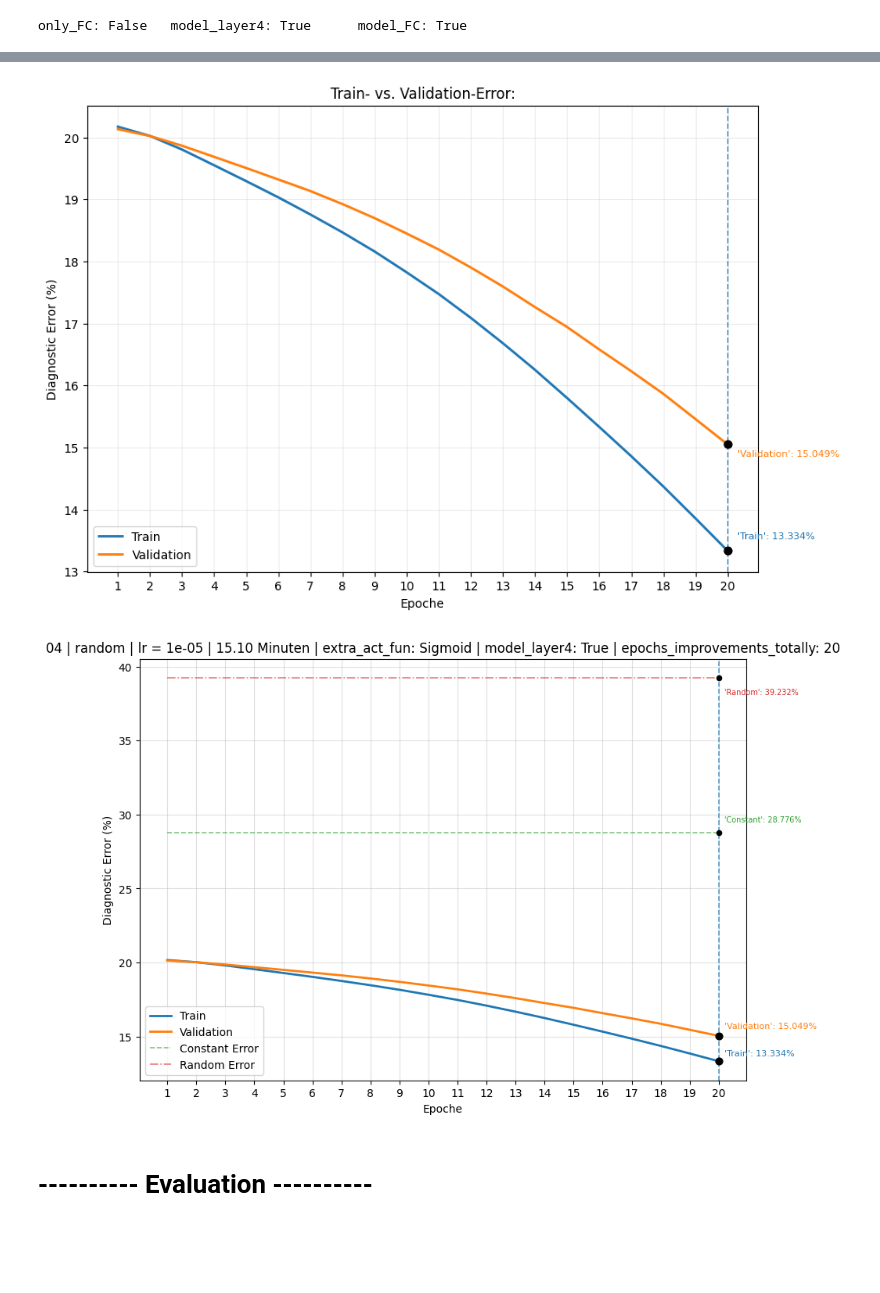
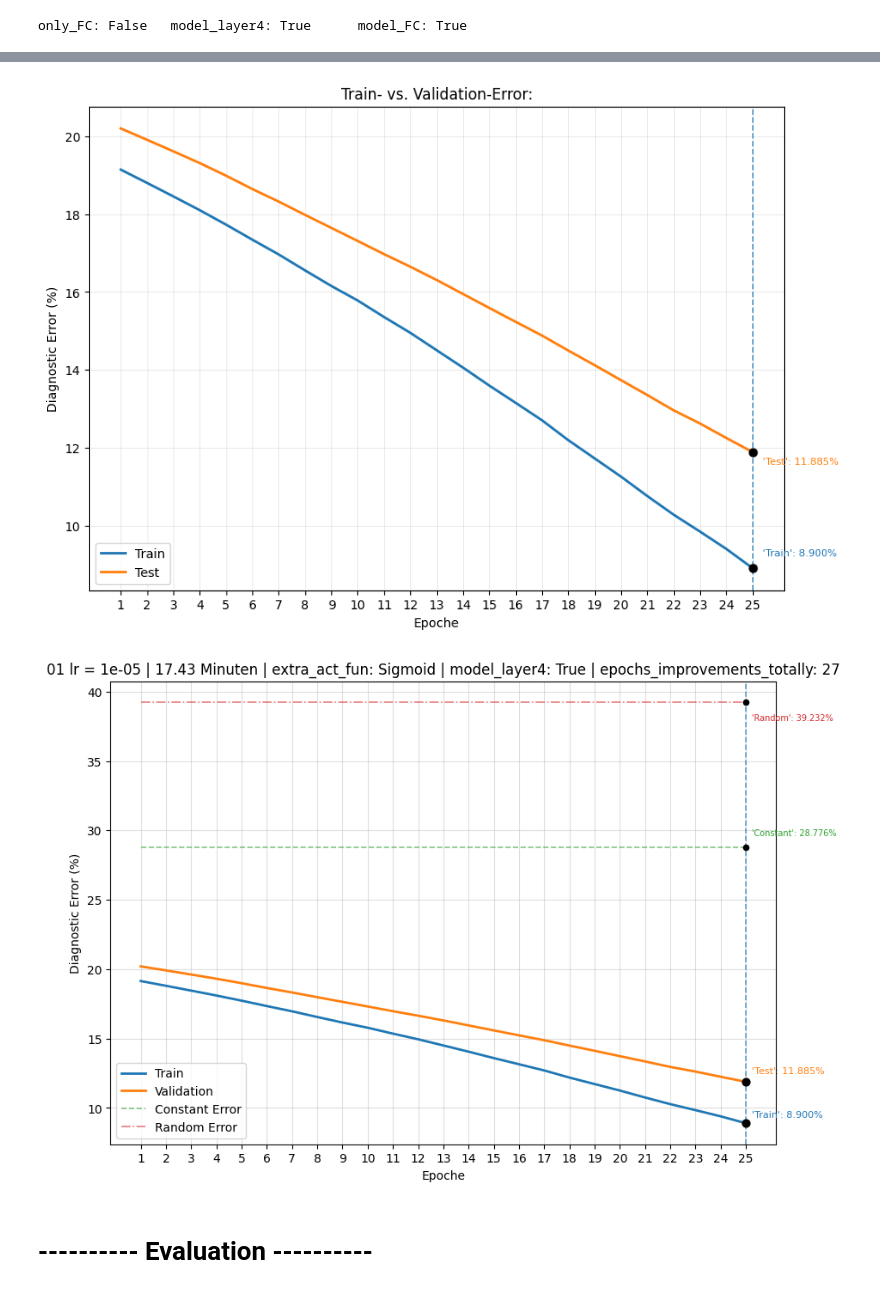
Before and after one commit to RafeiKAr/gaze-estimation, a Jupyter notebook: personal_code.ipynb, the cells around one changed output, grey strips where cells are left out. Cells and saved outputs as stored; diff of their text form; code cells hidden in the pictures; blank space fills up the shorter version.

```diff
--- a/personal_code.ipynb
+++ b/personal_code.ipynb
@@ -608,9 +530,8 @@ transform = transforms.Compose([
     )
 ])
 # %%
-session = '09'
 dataset = PersonalGazeDataset(
-    root_dir=f"./personalization/09",
+    root_dir="./personalization/01",
     transform=transform
 )
 
@@ -659,8 +574,6 @@ model.fc = nn.Sequential(
 # %% [output]
 Model: ResNet
 # %%
-saved_model_name = './models/ResNet_best_test-model_only Sigmoid_norm_subject_1000-200.path'
-
 
 device = torch.device(
     "cuda" if torch.cuda.is_available() else "cpu"
@@ -668,7 +581,7 @@ device = torch.device(
 
 # Gewicht laden
 checkpoint = torch.load(
-    saved_model_name,
+    "./models/ResNet_optim-model_norm_subject_1000-200.path",
     map_location=device
 )
 
@@ -1476,17 +842,15 @@ def create_splits(
 # Hypoparameter:
 batch_size = 64
 
-epochs = 20
+epochs = 25
 
 patience = 3                   # after 3 Epochen without Optimierung has to stop training
 
 learning_rate = 1e-5    # 1e-4, 1e-5
 
-session = "04"
+session = "01"
 
 best_model_name = "./models/ResNet_best_optim-model_norm_subject_1000-200.path"
-
-saved_model_name = './models/ResNet_best_test-model_only Sigmoid_norm_subject_1000-200.path'
 # %%
 # Transformationen:
 transform = transforms.Compose([
@@ -1682,7 +1046,7 @@ device = torch.device(
 # )
 
 checkpoint = torch.load(
-    saved_model_name,
+    best_model_name,
     map_location=device
 )
 
@@ -2003,14 +1367,12 @@ Validation-Diagonal-Error: 18.1924% | Improvment: 11
 # %%
 
-print(f"Session: {session}")
-print(f"split: {split}")
 print(f"\n\n Diagonal-Train-Error: {np.float64(diag_train_error)}\n")
 print(f" Diagonal-Test-Error: {np.float64(diag_val_error)}\n\n")
 
 print(f" Diagonal-Train-Error-Max: {np.max(diag_train_error)} \t Diagonal-Train-Error-Min: {np.min(diag_train_error)}\t")
 # print(f" Diagonal-Train-Error-Ave: {np.mean(diag_train_error)}\n")
 
-print(f" Diagonal-Validation-Error-Max: {np.max(diag_val_error)}\t Diagonal-Validation-Error-Min: {np.min(diag_val_error)}\t max_needed_epochs: {e}\n\n")
+print(f" Diagonal-Test-Error-Max: {np.max(diag_val_error)}\t Diagonal-Test-Error-Min: {np.min(diag_val_error)}\t max_needed_epochs: {e+2}\n\n")
 # print(f" Diagonal-Test-Error-Ave: {np.mean(diag_test_error)}\n")
 
 # Session: 01
@@ -2020,8 +1382,6 @@ if globals().get("bas_const_err") is None:
 if globals().get("bas_rand_err") is None:
     bas_rand_err = 39.232
 
-if globals().get("split") is None:
-    split = "random_normal"
 
 # Curven:
 
@@ -2053,7 +1413,7 @@ plt.plot(epochs, diag_train_error, label="Train", linewidth=2, color=train_color
 
 
 # Validation Error
-plt.plot(epochs, diag_val_error, label="Validation", linewidth=2, color=val_color)
+plt.plot(epochs, diag_val_error, label="Test", linewidth=2, color=val_color)
 
 
 # Vertikale Linie durch alle vier Kurven
@@ -2095,7 +1455,7 @@ plt.annotate(
 )
 
 plt.annotate(
-    f"'Validation': {val_at_min:.3f}%",
+    f"'Test': {val_at_min:.3f}%",
     xy=(min_val_epoch, val_at_min),
     xytext=(8, -10),
     textcoords="offset points",
@@ -2232,7 +1592,7 @@ plt.annotate(
 )
 
 plt.annotate(
-    f"'Validation': {val_at_min:.3f}%",
+    f"'Test': {val_at_min:.3f}%",
     xy=(min_val_epoch, val_at_min),
     xytext=(5, 7),
     textcoords="offset points",
@@ -2260,12 +1620,12 @@ plt.annotate(
 
 # Titel
 plt.title(
-    f"{session} | {split} | "
+    f"{session} "
     f"lr = {learning_rate} | "
     f"{elapsed_running_time / 60:.2f} Minuten | "
     f"extra_act_fun: {active_func} | "
     f"model_layer4: {model_layer4} | "
-    f"epochs_improvements_totally: {e}"
+    f"epochs_improvements_totally: {e + 2}"
 )
 # plt.title(f"{def_dataset}((train:{def_dataset_size[0]}, test:{def_dataset_size[1]})) \n"
 #           f" lr = {learning_rate} | {elapsed_running_time/60:.2f} Minuten | extra_act_fun: {active_func} | epochs_imporovments_totally: {e+2}"
@@ -2287,7 +1647,7 @@ os.makedirs("./results/personal", exist_ok=True)
 
 # Diagramm speichern
 plt.savefig(
-    f"results/personal/diag_error_{split}_{active_func}_{session}_{learning_rate}.png",
+    f"results/personal/diag_error_{session}_{learning_rate}.png",
     dpi=300,
     bbox_inches="tight"
 )
@@ -2312,7 +1675,7 @@ Train Error:     13.3342%
 Constant Error:  28.7760%
 Random Error:    39.2320%
-[figure, old version]
+[figure, new version]
-[figure, old version]
+[figure, new version]
 # %% [markdown]
 # ---------- Evaluation ----------
 # %%
```
Also changed, not shown: parts of 38 cells of this notebook, 4 other files.
